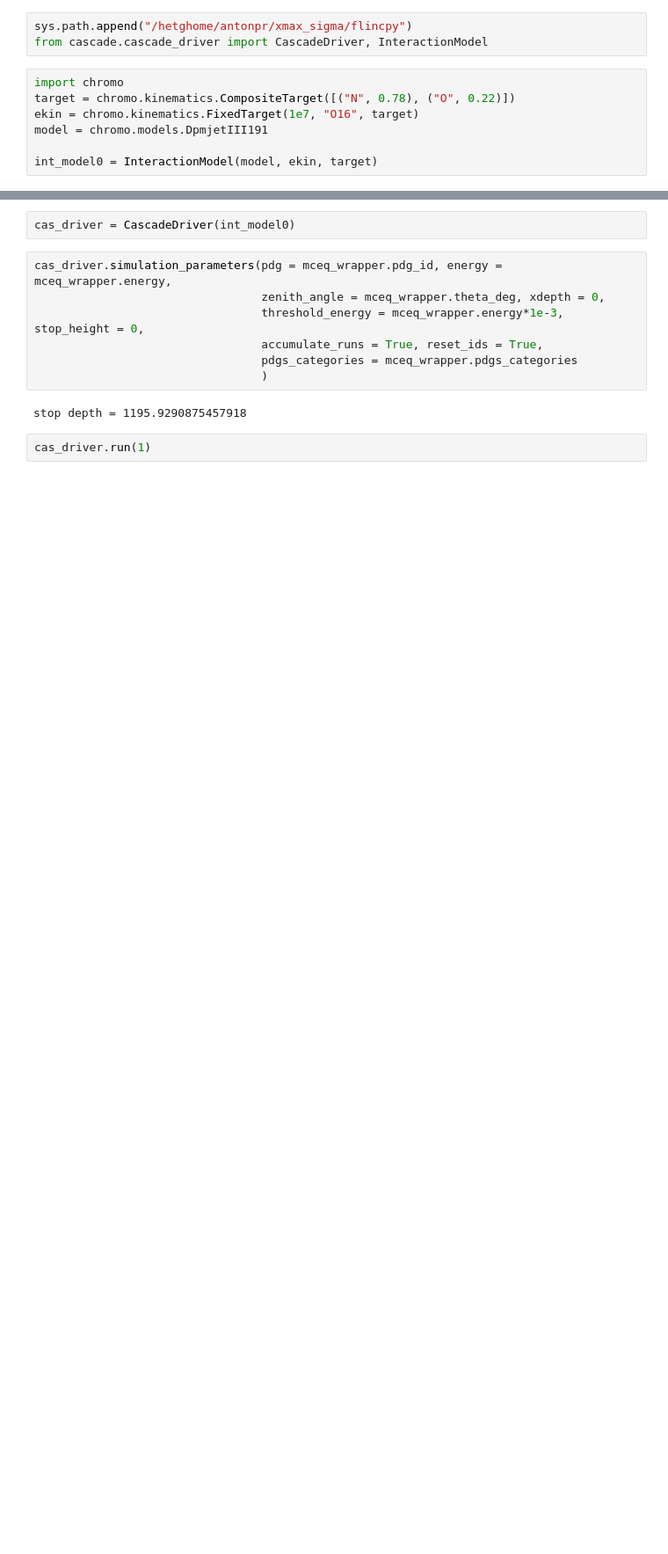
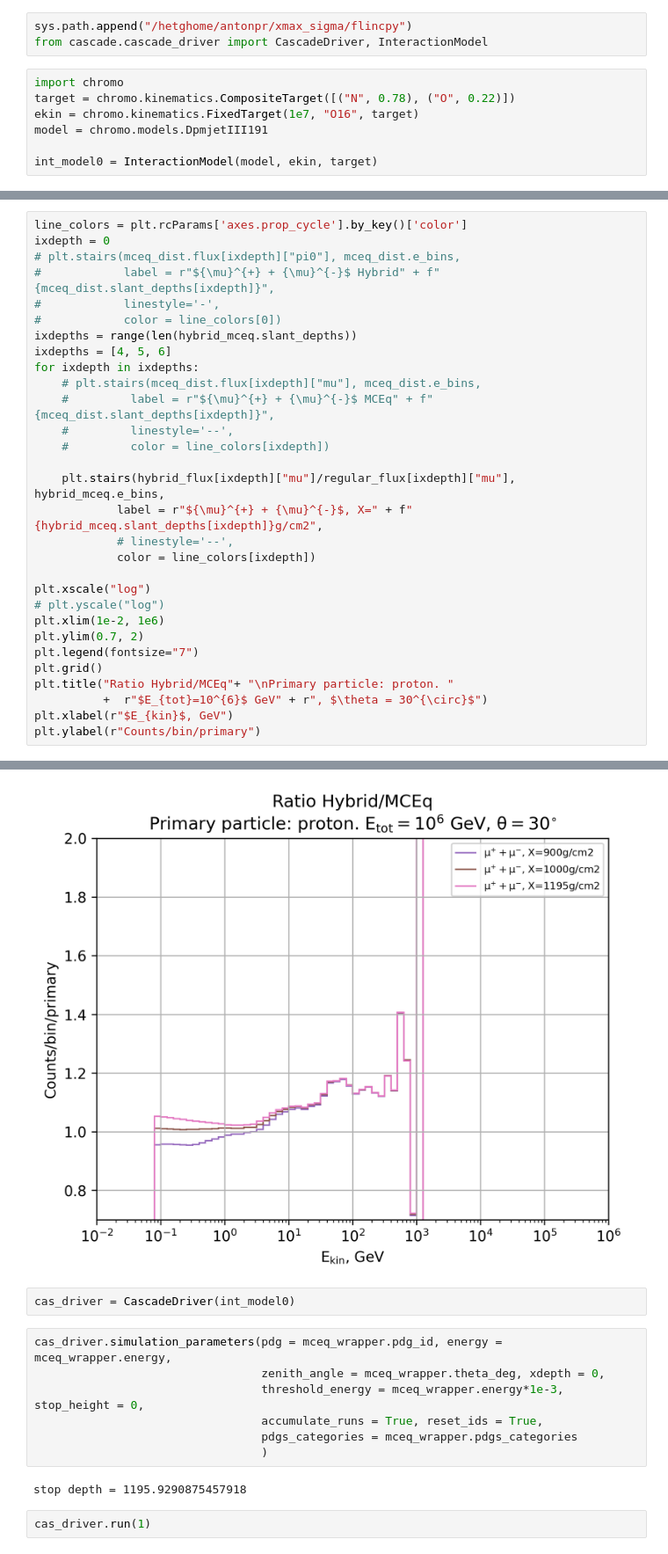
Before and after one commit to jncots/xmax_sigma, a Jupyter notebook: flincpy/scripts_02/01_histograms/06_cascade_integrate.ipynb, the cells around one changed output, grey strips where cells are left out. Shown at 88% size. Saved outputs shown, nothing was run; the diff lists cells and outputs as text; blank space fills up the shorter version.

```diff
--- a/flincpy/scripts_02/01_histograms/06_cascade_integrate.ipynb
+++ b/flincpy/scripts_02/01_histograms/06_cascade_integrate.ipynb
@@ -35,0 +90,31 @@ mceq_wrapper.pdgs_categories
+# %%
+line_colors = plt.rcParams['axes.prop_cycle'].by_key()['color']
+ixdepth = 0
+# plt.stairs(mceq_dist.flux[ixdepth]["pi0"], mceq_dist.e_bins,
+#            label = r"${\mu}^{+} + {\mu}^{-}$ Hybrid" + f"{mceq_dist.slant_depths[ixdepth]}",
+#            linestyle='-',
+#            color = line_colors[0])
+ixdepths = range(len(hybrid_mceq.slant_depths))
+ixdepths = [4, 5, 6]
+for ixdepth in ixdepths:
+    # plt.stairs(mceq_dist.flux[ixdepth]["mu"], mceq_dist.e_bins,
+    #         label = r"${\mu}^{+} + {\mu}^{-}$ MCEq" + f"{mceq_dist.slant_depths[ixdepth]}",
+    #         linestyle='--',
+    #         color = line_colors[ixdepth])
+
+    plt.stairs(hybrid_flux[ixdepth]["mu"]/regular_flux[ixdepth]["mu"], hybrid_mceq.e_bins,
+            label = r"${\mu}^{+} + {\mu}^{-}$, X=" + f"{hybrid_mceq.slant_depths[ixdepth]}g/cm2",
+            # linestyle='--',
+            color = line_colors[ixdepth])
+
+plt.xscale("log")
+# plt.yscale("log")
+plt.xlim(1e-2, 1e6)
+plt.ylim(0.7, 2)
+plt.legend(fontsize="7")
+plt.grid()
+plt.title("Ratio Hybrid/MCEq"+ "\nPrimary particle: proton. "
+          +  r"$E_{tot}=10^{6}$ GeV" + r", $\theta = 30^{\circ}$")
+plt.xlabel(r"$E_{kin}$, GeV")
+plt.ylabel(r"Counts/bin/primary")
+# %% [output]
@@ -36,3 +122,4 @@ mceq_wrapper.pdgs_categories
+[figure, added]
 # %%
 cas_driver = CascadeDriver(int_model0)
 # %%
```
Also changed, not shown: parts of 16 cells of this notebook, 5 other files.
